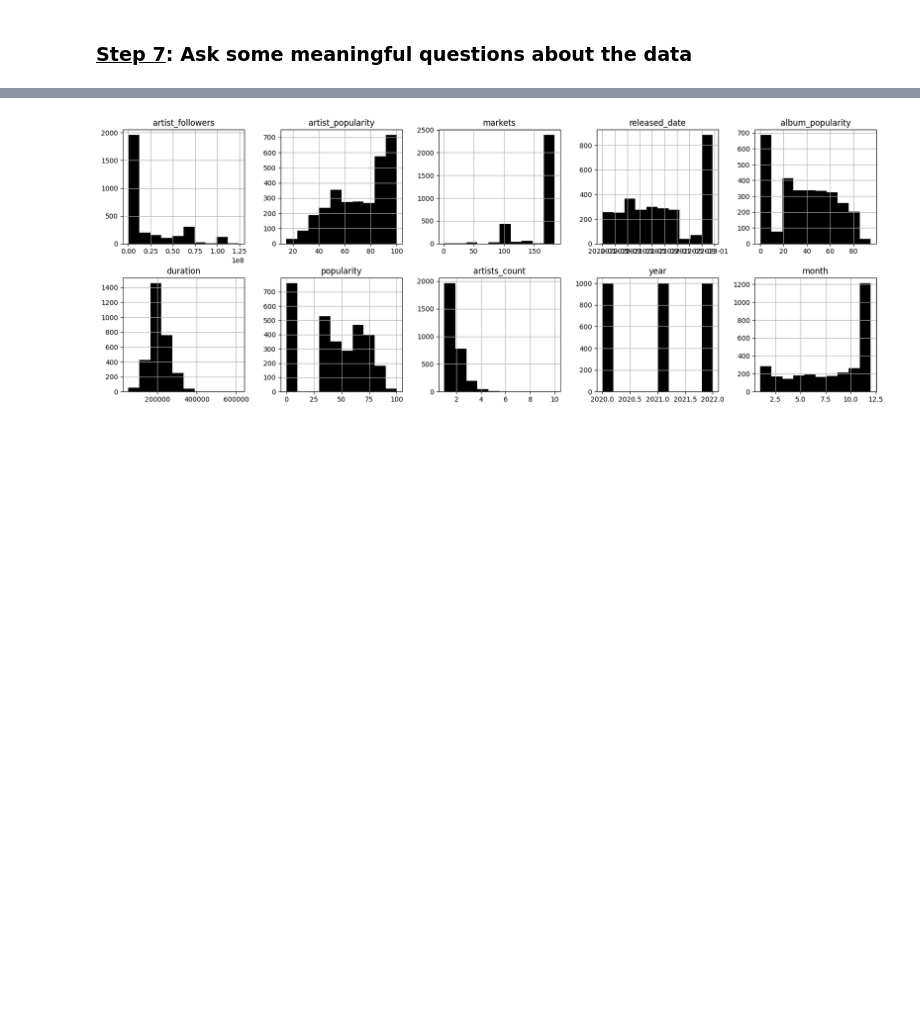
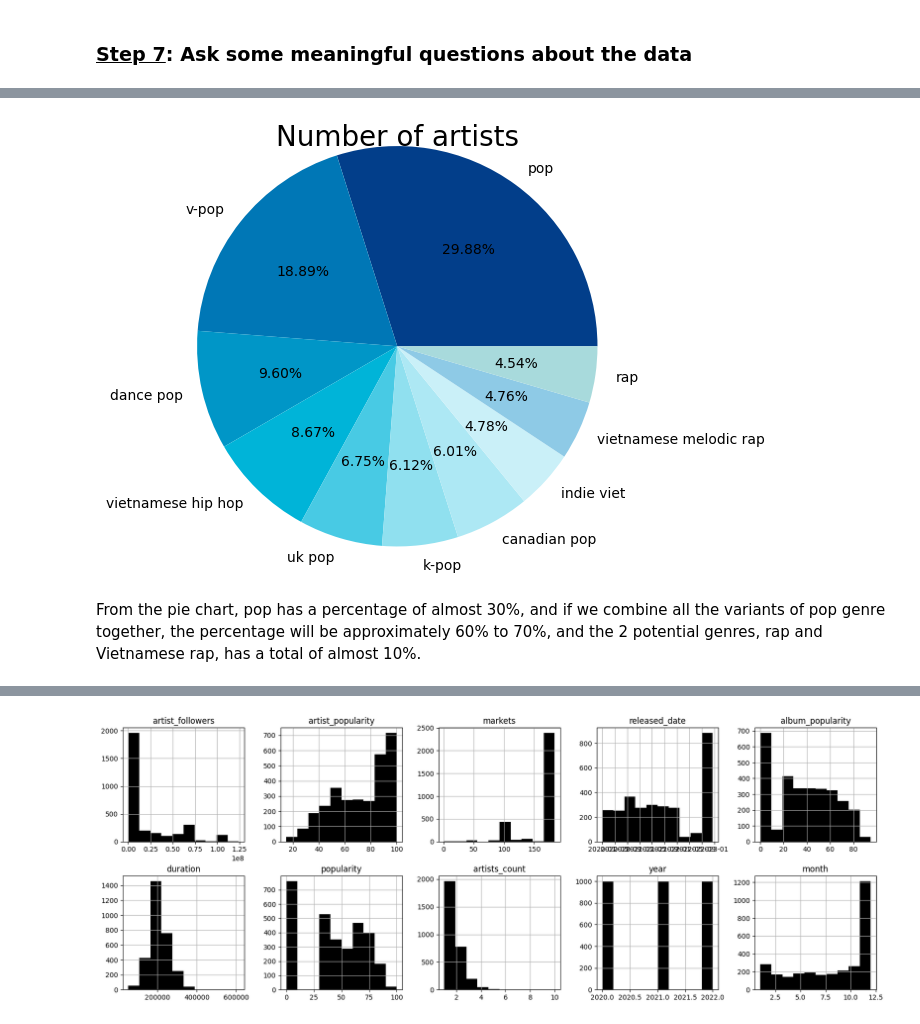
Before and after one commit to quytrungg/Final_Project_CSC14119, a Jupyter notebook: data_exploration/components/songs_data_exploration.ipynb, the cells around one changed output, grey strips where cells are left out. Drawn from its saved outputs; the diff is of its cells as text; code cells hidden in the pictures; blank space fills up the shorter version.

```diff
--- a/data_exploration/components/songs_data_exploration.ipynb
+++ b/data_exploration/components/songs_data_exploration.ipynb
@@ -383,10 +384,0 @@ Name: album, dtype: int64
-# %%
-temp = songs_df[songs_df['artist_popularity'] == songs_df['artist_popularity'].max()]['artist'].value_counts().keys().to_list()
-art = {}
-for i in temp:
-    for j in i:
-        try:
-            art[j] += 1
-        except:
-            art[j] = 1
-max(art, key=art.get)
@@ -465,0 +391,3 @@ Whereas in 2022, there is a dramatic increase in music industry where there are
+# %%
+top_10_genres = songs_df['genres'].str.join(',').str.split(',').explode().value_counts().drop(['N', 'o', 'n', 'e']).nlargest(n=10)
+top_10_genres.plot.barh(figsize=(3,3), color='indigo');
@@ -465,0 +404,14 @@ Whereas in 2022, there is a dramatic increase in music industry where there are
+# %%
+plt.figure(figsize=(8, 5))
+plt.title('Number of artists', fontsize=20)
+plt.pie(top_10_genres.to_numpy().reshape(-1),
+        labels=[i for i in top_10_genres.keys()],
+        textprops={"fontsize":10},
+        radius=1.3, startangle=0,
+        colors=['#023e8a', '#0077b6', '#0096c7', '#00b4d8', '#48cae4', '#90e0ef', '#ade8f4', '#caf0f8', '#8ecae6', '#a8dadc'],
+        autopct='%.02f%%')
+plt.show()
+# %% [output]
+[figure, added]
+# %% [markdown]
+From the pie chart, pop has a percentage of almost 30%, and if we combine all the variants of pop genre together, the percentage will be approximately 60% to 70%, and the 2 potential genres, rap and Vietnamese rap, has a total of almost 10%.
```
Also changed, not shown: parts of 49 cells of this notebook, 2 other files.
